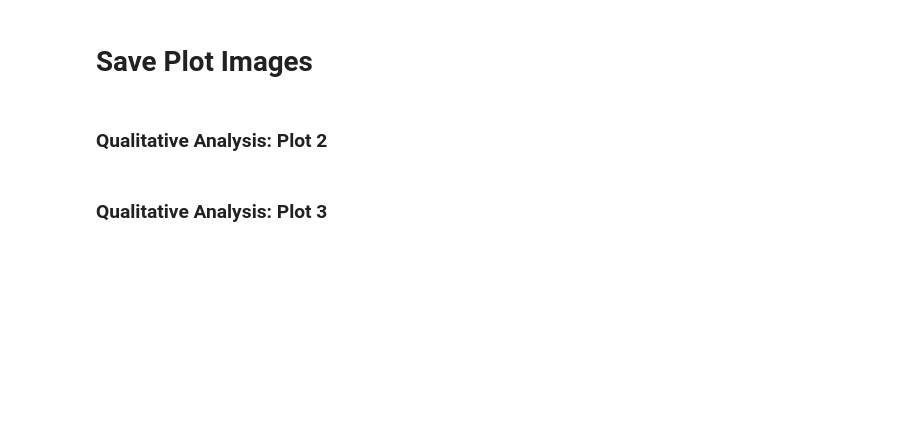
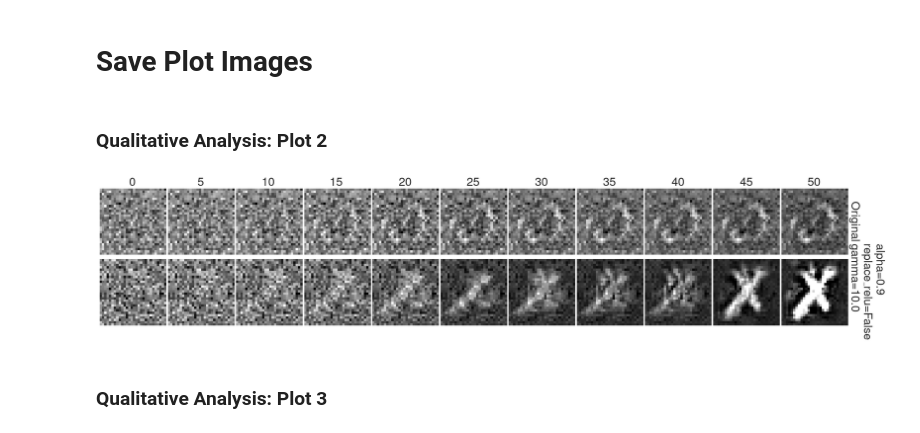
Before and after one commit to dilyabareeva/grad_slingshot, a Jupyter notebook: notebooks/evaluation.ipynb, the cells around one changed output. Cells and saved outputs as stored; diff of their text form; code cells hidden in the pictures; blank space fills up the shorter version.

```diff
--- a/notebooks/evaluation.ipynb
+++ b/notebooks/evaluation.ipynb
@@ -53,14 +60,18 @@ metadata = pd.read_pickle(f"{load_path}/metadata.pkl").iloc[0].to_dict()
 results_df_by_step_basic = pd.read_pickle(f"{load_path}/results_df_by_step_basic.pkl")
 # %%
 df = results_df_by_step_basic
-df['model_dist'] = df['model']
+df["model_dist"] = df["model"]
 for dist_str, dist_func, dist_str2 in dist_funcs[:-1]:
     dist_min = df[(df.iter == 0) & (df.step == df.step.max())][dist_str].min()
     bool_array = df[dist_str] == dist_min
     df[dist_str] = df[dist_str].astype(float)
-    df[dist_str + "_corr"] = df[dist_str].copy().map('{:,.3f}'.format)
-    df[dist_str + "_corr"][bool_array] = r'\textbf{' + str('{:,.3f}'.format(dist_min)) + r'}'
-    df['model_dist'] = df['model_dist'] + "\n" + dist_str2 + ": " + df[dist_str + "_corr"]
+    df[dist_str + "_corr"] = df[dist_str].copy().map("{:,.3f}".format)
+    df[dist_str + "_corr"][bool_array] = (
+        r"\textbf{" + str("{:,.3f}".format(dist_min)) + r"}"
+    )
+    df["model_dist"] = (
+        df["model_dist"] + "\n" + dist_str2 + ": " + df[dist_str + "_corr"]
+    )
 # %%
 results_df_basic = results_df_by_step_basic[
     results_df_by_step_basic["step"] == results_df_by_step_basic["step"].unique()[-1]
@@ -106,11 +115,15 @@ im.save(f"{save_path}/original_fv.png")
 ### Qualitative Analysis: Plot 2
 # %%
 grid = fv_2d_grid_step_vs_model(
-    results_df_basic_by_step_man_model,
+    results_df_by_step_basic[
+        results_df_by_step_basic["model"].isin(["Original", man_model])
+    ],
     metadata["N_VIS"],
 )
 plt.savefig(f"{save_path}/man_am_progress.png")
 plt.show()
+# %% [output]
+[figure, added]
 # %% [markdown]
 ### Qualitative Analysis: Plot 3
 # %%
```
Also changed, not shown: parts of 19 cells of this notebook, 18 other files.
